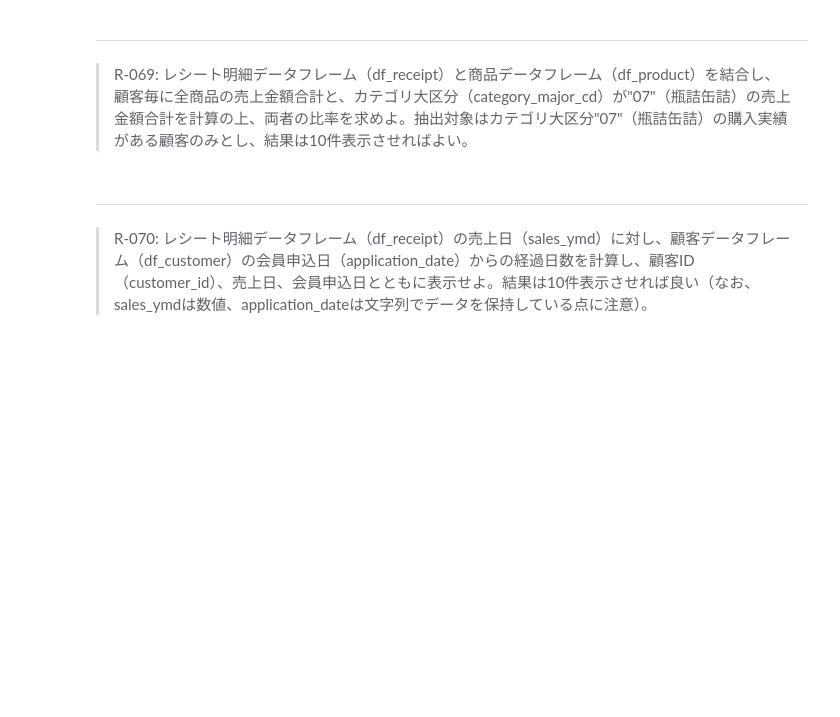
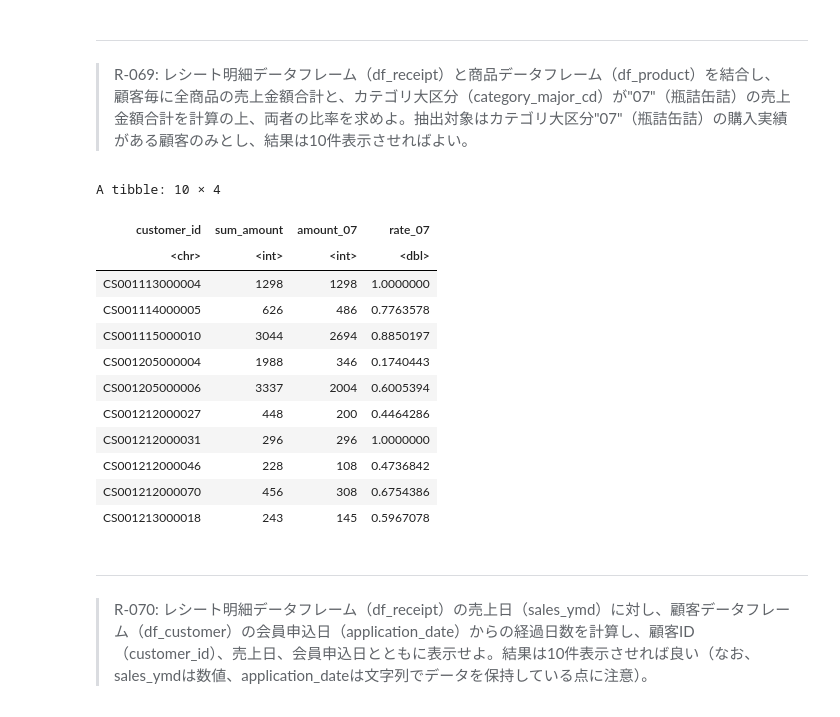
Before and after one commit to okmokm422/100knocks, a Jupyter notebook: ★Practice_R.ipynb, the cells around one changed output. Cells and saved outputs as stored; diff of their text form; code cells hidden in the pictures; blank space fills up the shorter version.

```diff
--- a/★Practice_R.ipynb
+++ b/★Practice_R.ipynb
@@ -1533,6 +1581,30 @@ A data.frame: 10 × 8
 # %% [markdown]
 ---
 > R-069: レシート明細データフレーム（df_receipt）と商品データフレーム（df_product）を結合し、顧客毎に全商品の売上金額合計と、カテゴリ大区分（category_major_cd）が"07"（瓶詰缶詰）の売上金額合計を計算の上、両者の比率を求めよ。抽出対象はカテゴリ大区分"07"（瓶詰缶詰）の購入実績がある顧客のみとし、結果は10件表示させればよい。
+# %%
+inner_join(df_receipt, df_product[c('product_cd', 'category_major_cd')], by='product_cd') %>%
+    filter(category_major_cd == '07') %>%
+    group_by(customer_id) %>%
+    summarise(amount_07 = sum(amount), .groups = 'drop') %>%
+    inner_join(df_receipt, by='customer_id') %>%
+    group_by(customer_id) %>%
+    summarise(sum_amount=sum(amount), amount_07=max(amount_07), .groups='drop') %>%
+    mutate(rate_07=amount_07/sum_amount) %>%
+    slice(1:10)
+# %% [output]
+A tibble: 10 × 4
+| customer_id | sum_amount | amount_07 | rate_07 |
+| <chr> | <int> | <int> | <dbl> |
+| CS001113000004 | 1298 | 1298 | 1.0000000 |
+| CS001114000005 | 626 | 486 | 0.7763578 |
+| CS001115000010 | 3044 | 2694 | 0.8850197 |
+| CS001205000004 | 1988 | 346 | 0.1740443 |
+| CS001205000006 | 3337 | 2004 | 0.6005394 |
+| CS001212000027 | 448 | 200 | 0.4464286 |
+| CS001212000031 | 296 | 296 | 1.0000000 |
+| CS001212000046 | 228 | 108 | 0.4736842 |
+| CS001212000070 | 456 | 308 | 0.6754386 |
+| CS001213000018 | 243 | 145 | 0.5967078 |
 # %% [markdown]
 ---
 > R-070: レシート明細データフレーム（df_receipt）の売上日（sales_ymd）に対し、顧客データフレーム（df_customer）の会員申込日（application_date）からの経過日数を計算し、顧客ID（customer_id）、売上日、会員申込日とともに表示せよ。結果は10件表示させれば良い（なお、sales_ymdは数値、application_dateは文字列でデータを保持している点に注意）。
```
Also changed, not shown: parts of 3 cells of this notebook, 2 other files.
